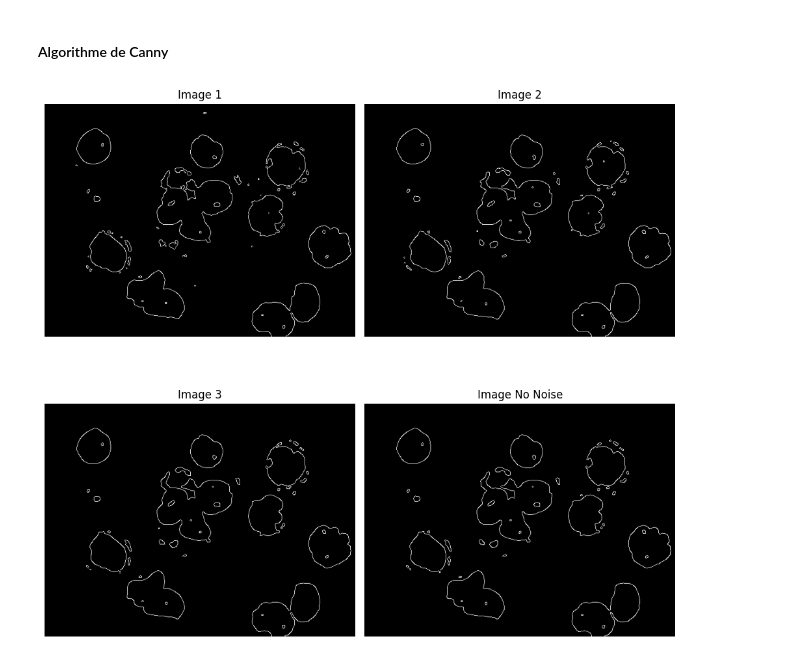
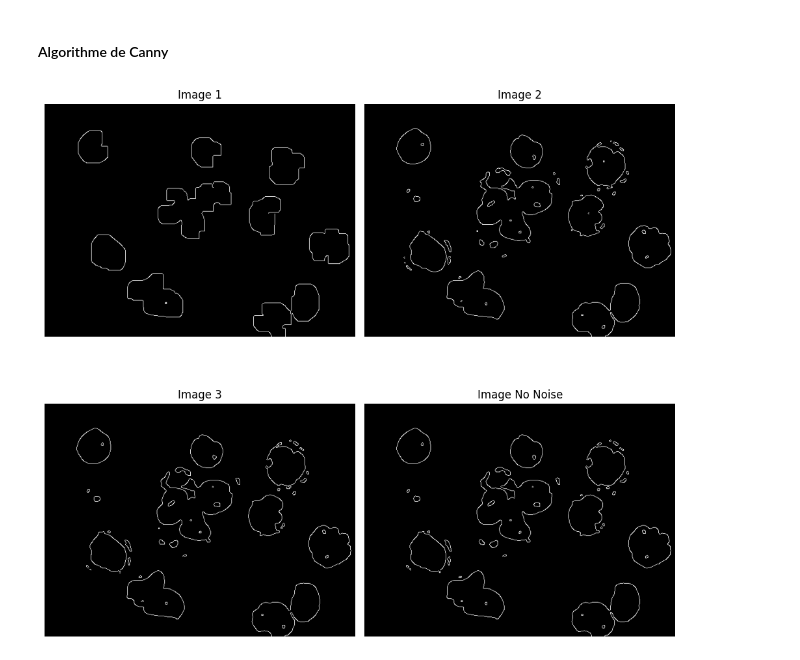
Before and after one commit to Nomnelle/computer_vision_finals, a Jupyter notebook: Partie_2/tp_not_part2.ipynb, the cells around one changed output. Cells and saved outputs as stored; diff of their text form; code cells hidden in the pictures.

```diff
--- a/Partie_2/tp_not_part2.ipynb
+++ b/Partie_2/tp_not_part2.ipynb
@@ -168,7 +168,7 @@ def otsu_threshold(image):
             best_threshold = t
 
     # Apply threshold to create binary image
-    binary_image = np.where(image > best_threshold, 255, 0).astype(np.uint8)
+    binary_image = np.where(image > best_threshold, 0, 255).astype(np.uint8)
 
     return best_threshold, binary_image
 
@@ -258,0 +251,5 @@ plt.imshow(img1_ouvert, cmap='gray')
+# %%
+kernel = np.ones((5, 5), np.uint8)  # Increase kernel size
+img1_ouvert = cv2.morphologyEx(img1_otsu, cv2.MORPH_OPEN, K, iterations=10)
+
+plt.imshow(img1_ouvert, cmap='gray')
@@ -262,11 +262,11 @@ plt.imshow(img1_ouvert, cmap='gray')
 #### Algorithme de Canny
 # %%
 # Appliquer le détecteur de contours de Canny
-edges1 = cv2.Canny(img1_otsu, 168, 200)
+edges1 = cv2.Canny(img1_ouvert, 100, 200)
 edges2 = cv2.Canny(img2_otsu, 100, 200)
 edges3 = cv2.Canny(img3_otsu, 100, 200)
 edgesNoNoise = cv2.Canny(img_nonoise_otsu, 100, 200)
 
 show_four_images(edges1, edges2, edges3, edgesNoNoise)
 # %% [output]
-[figure, old version]
+[figure, new version]
```
Also changed, not shown: parts of 9 cells of this notebook, 1 other file.
